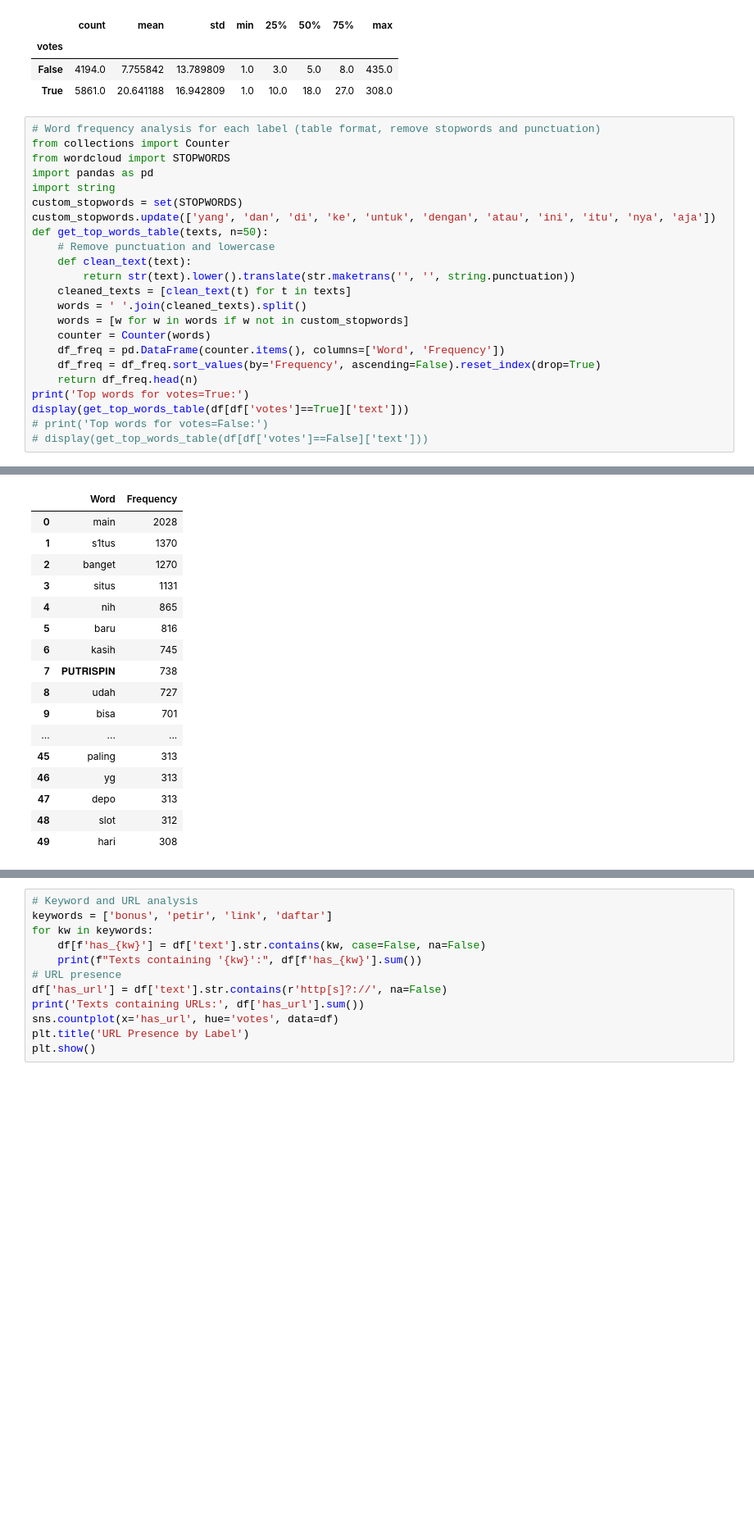
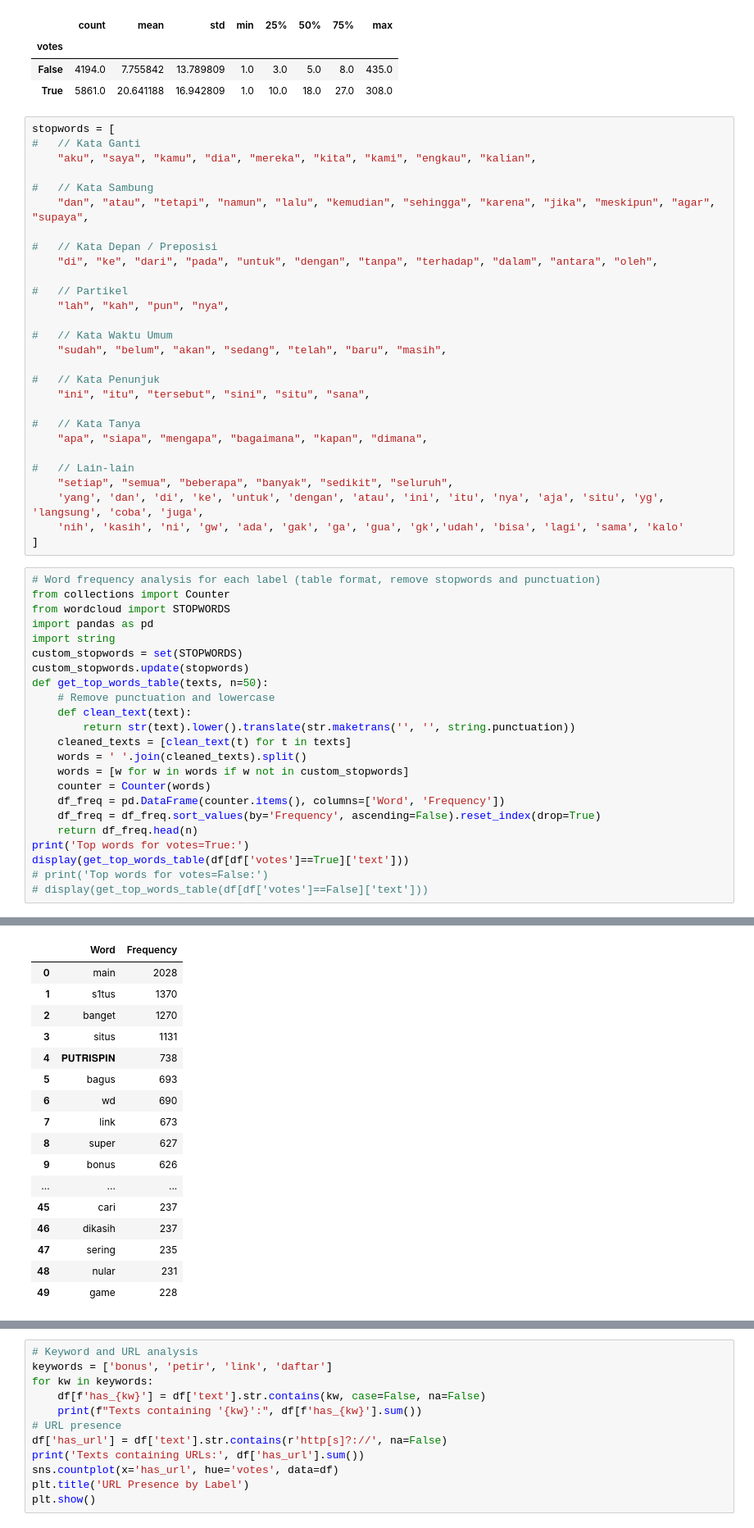
Before and after one commit to M4RV3L24/Online-Gambling-Detection-using-IndoBERTweet, a Jupyter notebook: Preprocessing/data_analysis.ipynb, the cells around one changed output, grey strips where cells are left out. Shown at 82% size. Saved outputs shown, nothing was run; the diff lists cells and outputs as text; blank space fills up the shorter version.

```diff
--- a/Preprocessing/data_analysis.ipynb
+++ b/Preprocessing/data_analysis.ipynb
@@ -60,46 +60,74 @@ df.groupby('votes')['text_length'].describe()
 | votes |  |  |  |  |  |  |  |  |
 | False | 4194.0 | 7.755842 | 13.789809 | 1.0 | 3.0 | 5.0 | 8.0 | 435.0 |
 | True | 5861.0 | 20.641188 | 16.942809 | 1.0 | 10.0 | 18.0 | 27.0 | 308.0 |
+# %%
+stopwords = [
+#   // Kata Ganti
+    "aku", "saya", "kamu", "dia", "mereka", "kita", "kami", "engkau", "kalian",
+
+#   // Kata Sambung
+    "dan", "atau", "tetapi", "namun", "lalu", "kemudian", "sehingga", "karena", "jika", "meskipun", "agar", "supaya",
+
+#   // Kata Depan / Preposisi
+    "di", "ke", "dari", "pada", "untuk", "dengan", "tanpa", "terhadap", "dalam", "antara", "oleh",
+
+#   // Partikel
+    "lah", "kah", "pun", "nya",
+
+#   // Kata Waktu Umum
+    "sudah", "belum", "akan", "sedang", "telah", "baru", "masih",
+
+#   // Kata Penunjuk
+    "ini", "itu", "tersebut", "sini", "situ", "sana",
+
+#   // Kata Tanya
+    "apa", "siapa", "mengapa", "bagaimana", "kapan", "dimana",
+
+#   // Lain-lain
+    "setiap", "semua", "beberapa", "banyak", "sedikit", "seluruh",
+    'yang', 'dan', 'di', 'ke', 'untuk', 'dengan', 'atau', 'ini', 'itu', 'nya', 'aja', 'situ', 'yg', 'langsung', 'coba', 'juga',
+    'nih', 'kasih', 'ni', 'gw', 'ada', 'gak', 'ga', 'gua', 'gk','udah', 'bisa', 'lagi', 'sama', 'kalo'
+]
 # %%
 # Word frequency analysis for each label (table format, remove stopwords and punctuation)
 from collections import Counter
 from wordcloud import STOPWORDS
 import pandas as pd
 import string
 custom_stopwords = set(STOPWORDS)
-custom_stopwords.update(['yang', 'dan', 'di', 'ke', 'untuk', 'dengan', 'atau', 'ini', 'itu', 'nya', 'aja'])
+custom_stopwords.update(stopwords)
 def get_top_words_table(texts, n=50):
     # Remove punctuation and lowercase
     def clean_text(text):
         return str(text).lower().translate(str.maketrans('', '', string.punctuation))
     cleaned_texts = [clean_text(t) for t in texts]
     words = ' '.join(cleaned_texts).split()
     words = [w for w in words if w not in custom_stopwords]
     counter = Counter(words)
     df_freq = pd.DataFrame(counter.items(), columns=['Word', 'Frequency'])
     df_freq = df_freq.sort_values(by='Frequency', ascending=False).reset_index(drop=True)
     return df_freq.head(n)
 print('Top words for votes=True:')
 display(get_top_words_table(df[df['votes']==True]['text']))
 # print('Top words for votes=False:')
 # display(get_top_words_table(df[df['votes']==False]['text']))
 # %% [output]
 Top words for votes=True:
 |  | Word | Frequency |
 | 0 | main | 2028 |
 | 1 | s1tus | 1370 |
 | 2 | banget | 1270 |
 | 3 | situs | 1131 |
-| 4 | nih | 865 |
-| 5 | baru | 816 |
-| 6 | kasih | 745 |
-| 7 | 𝐏𝐔𝐓𝐑𝐈𝐒𝐏𝐈𝐍 | 738 |
-| 8 | udah | 727 |
-| 9 | bisa | 701 |
+| 4 | 𝐏𝐔𝐓𝐑𝐈𝐒𝐏𝐈𝐍 | 738 |
+| 5 | bagus | 693 |
+| 6 | wd | 690 |
+| 7 | link | 673 |
+| 8 | super | 627 |
+| 9 | bonus | 626 |
 | ... | ... | ... |
-| 45 | paling | 313 |
-| 46 | yg | 313 |
-| 47 | depo | 313 |
-| 48 | slot | 312 |
-| 49 | hari | 308 |
+| 45 | cari | 237 |
+| 46 | dikasih | 237 |
+| 47 | sering | 235 |
+| 48 | nular | 231 |
+| 49 | game | 228 |
 # %%
```
Also changed, not shown: parts of 2 cells of this notebook.
